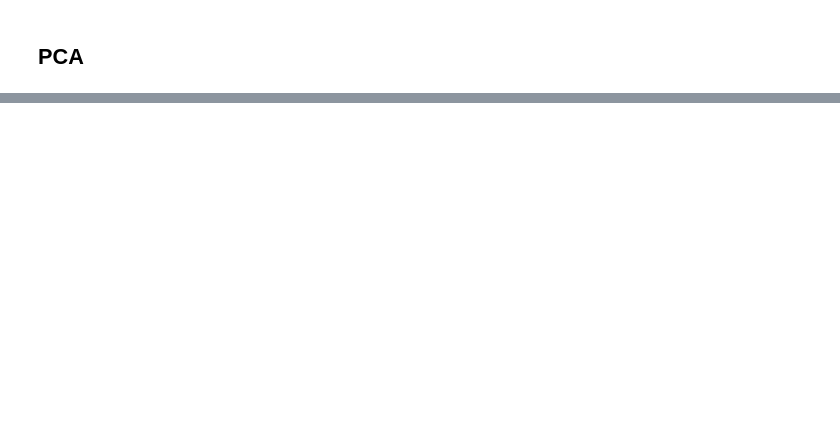
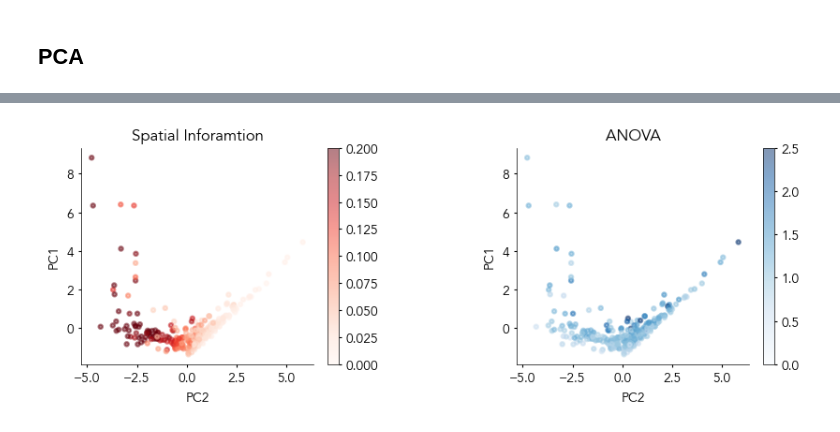
Before and after one commit to HSNPipeline/AnalyzeTrain, a Jupyter notebook: FIGURE_HUMAN/FIGURE_HumanPCA.ipynb, the cells around one changed output, grey strips where cells are left out. Drawn from its saved outputs; the diff is of its cells as text; code cells hidden in the pictures; blank space fills up the shorter version.

```diff
--- a/FIGURE_HUMAN/FIGURE_HumanPCA.ipynb
+++ b/FIGURE_HUMAN/FIGURE_HumanPCA.ipynb
@@ -192,13 +236,21 @@ even_odd_corr = all_results['even_odd_correlation']
+# %%
+place_info = results['place_fr_info']
+place_anova = results['place_fr_anova']
+
+features_df = pd.DataFrame({
+    'Peak Rate': peak_rate,
+    'Average Rate': average_rate,
+    'Peak Over Average': peak_over_average_rate,
+    'Place Field Width': place_field_width,
+    'Num Place Fields':num_place_fields,
+    'Place Field Consistency': place_field_consistency,
+    'Presence Ratio': presence_ratio,
+    'Even Odd Correlation': even_odd_corr,
+    'place_info': place_info,
+    'place_anova': place_anova
+}).dropna()
+# %%
+# Drop 'place_info' and 'place_anova' columns for PCA features
+features = features_df.drop(['place_info', 'place_anova'], axis=1)
 # %% [markdown]
 ## PCA Feature Input
-# %%
-features = pd.DataFrame({
-    'Peak Rate': peak_rate,
-    'Average Rate': average_rate,
-    'Peak Over Average': peak_over_average_rate,
-    'Place Field Width': place_field_width,
-    'N Place Field':num_place_fields,
-    'Place Field Consistency': place_field_centre_consistency,
-    'Presence Ratio': presence_ratio,
-    'Even Odd Correlation': even_odd_corr
-}).dropna()
@@ -721,0 +306,14 @@ save_figure('Human_PCA_Features.pdf',file_path='/Users/weijiazhang/Plots/PLDM/Hu
+# %%
+grid = make_grid(1,2, wspace=.5, hspace=.5, figsize=(10, 3))
+
+# Configure plot parameters
+plt.rcParams.update(PLOT_PARAMS)
+
+# Plot spatial information
+ax = get_grid_subplot(grid, 0, 0)
+plot_pca_scatter(pca_result,color_info=features_df['place_info'],cmap = 'Reds',vmin = 0, vmax = .2,s = 10,title = 'Spatial Inforamtion',ylabel = 'PC1',xlabel = 'PC2',ax=ax)
+
+ax = get_grid_subplot(grid,0,1)
+plot_pca_scatter(pca_result,color_info=features_df['place_anova'],cmap = 'Blues',title = 'ANOVA',vmin=0,vmax = 2.5,s =10,ylabel = 'PC1',xlabel = 'PC2',ax=ax)
+# %% [output]
+[figure, added]
```
Also changed, not shown: parts of 26 cells of this notebook, 3 other files.
